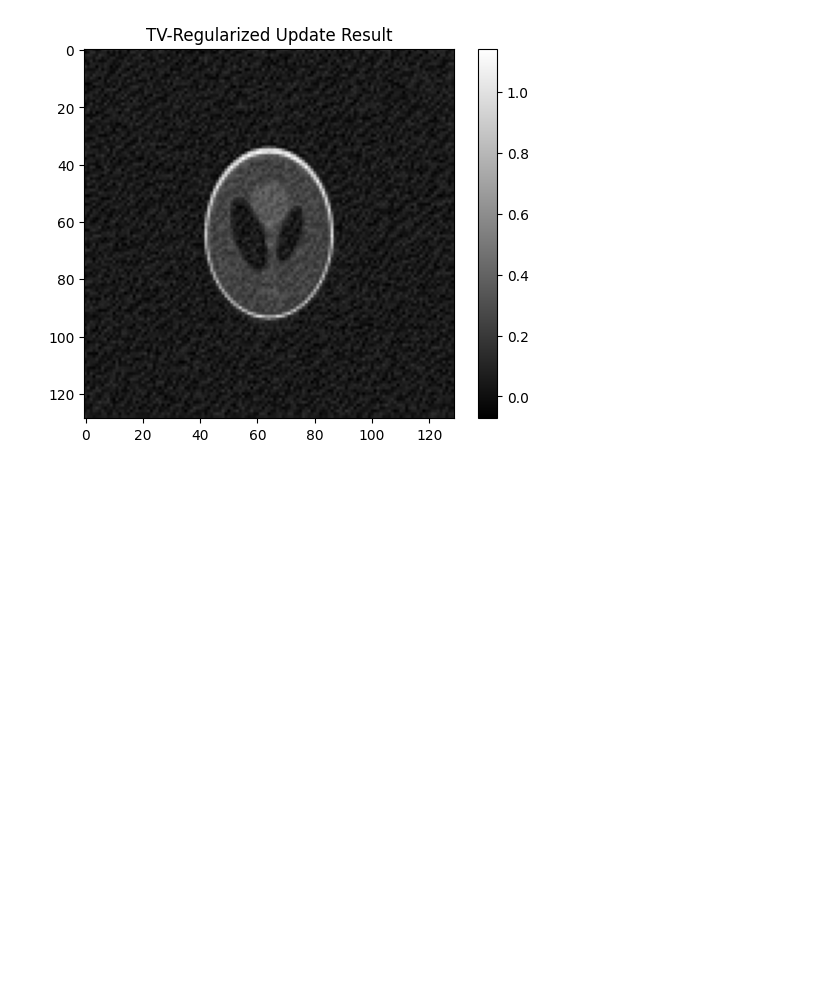
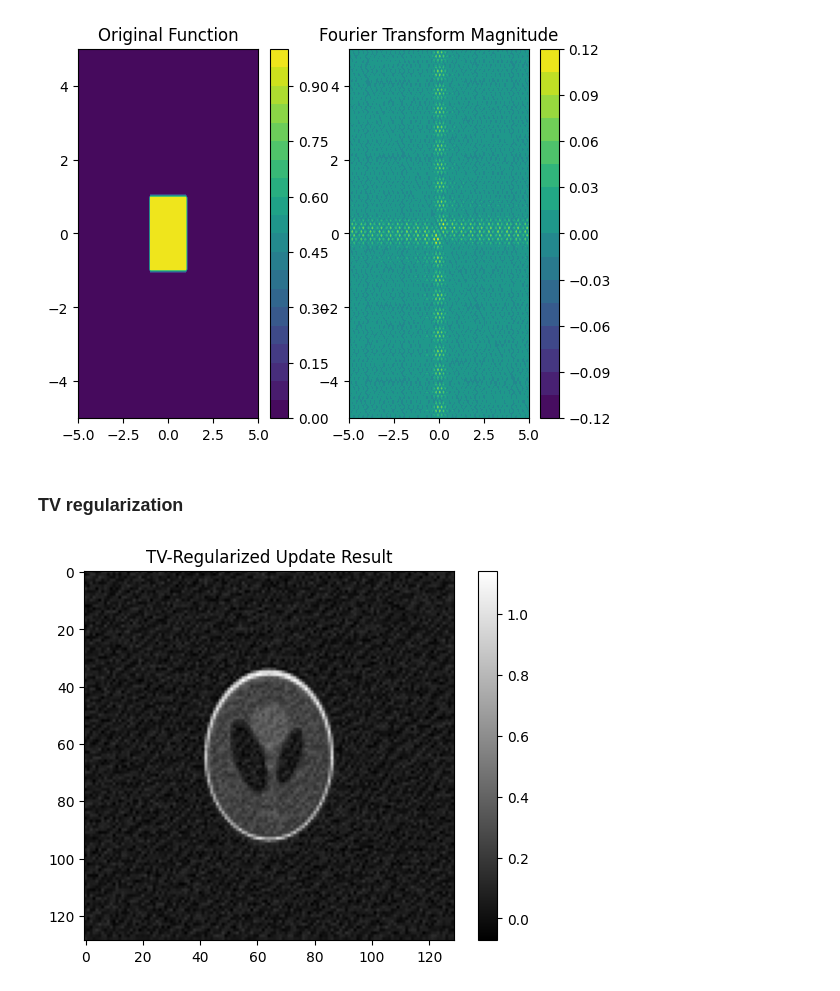
Before and after one commit to JeremieSefo/PhaseRetrievalMirror, a Jupyter notebook: FT analytic.ipynb, the cells around one changed output. Cells and saved outputs as stored; diff of their text form; code cells hidden in the pictures; blank space fills up the shorter version.

```diff
--- a/FT analytic.ipynb
+++ b/FT analytic.ipynb
@@ -6,3 +11,34 @@ from numpy.fft import fftshift, ifftshift, ifft2
+# %%
+# Define the 2D function
+def f(x, y):
+    return (np.abs(x)<1) & (np.abs(y)<1)
+
+# Create a grid of points
+x = np.linspace(-5, 5, 100)
+y = np.linspace(-5, 5, 100)
+X, Y = np.meshgrid(x, y)
+Z = f(X, Y)
+
+# Compute the 2D Fourier transform
+F = 2**(-8) * np.fft.fft2(Z)
+F_shifted = np.fft.fftshift(F)  # Shift the zero-frequency component to the center
+magnitude = np.abs(F_shifted)
+
+# Plot the original function
+plt.subplot(1, 2, 1)
+plt.title('Original Function')
+plt.contourf(X, Y, Z, levels=20, cmap='viridis')
+plt.colorbar()
+
+# Plot the magnitude of the Fourier transform
+plt.subplot(1, 2, 2)
+plt.title('Fourier Transform Magnitude')
+plt.contourf(x, y, F_shifted.imag, levels=20, cmap='viridis')
+plt.colorbar()
+
+plt.show()
+# %% [output]
+[figure, added]
 # %%
 from SetUpImage import setUpImage
 half_Nx, half_Ny = 64, 64 #half image shape
@@ -22,6 +58,8 @@ ty = 0.05 #parameter between 0 (very precise) and 1(no support knowledge)
 s = setUpImage(Nx, Ny, Kx, Ky, tx, ty)
 
 true_images, mask = s()
+# %% [markdown]
+### TV regularization
 # %%
 
 
```
Also changed, not shown: parts of 1 cell of this notebook, 2 other files.
